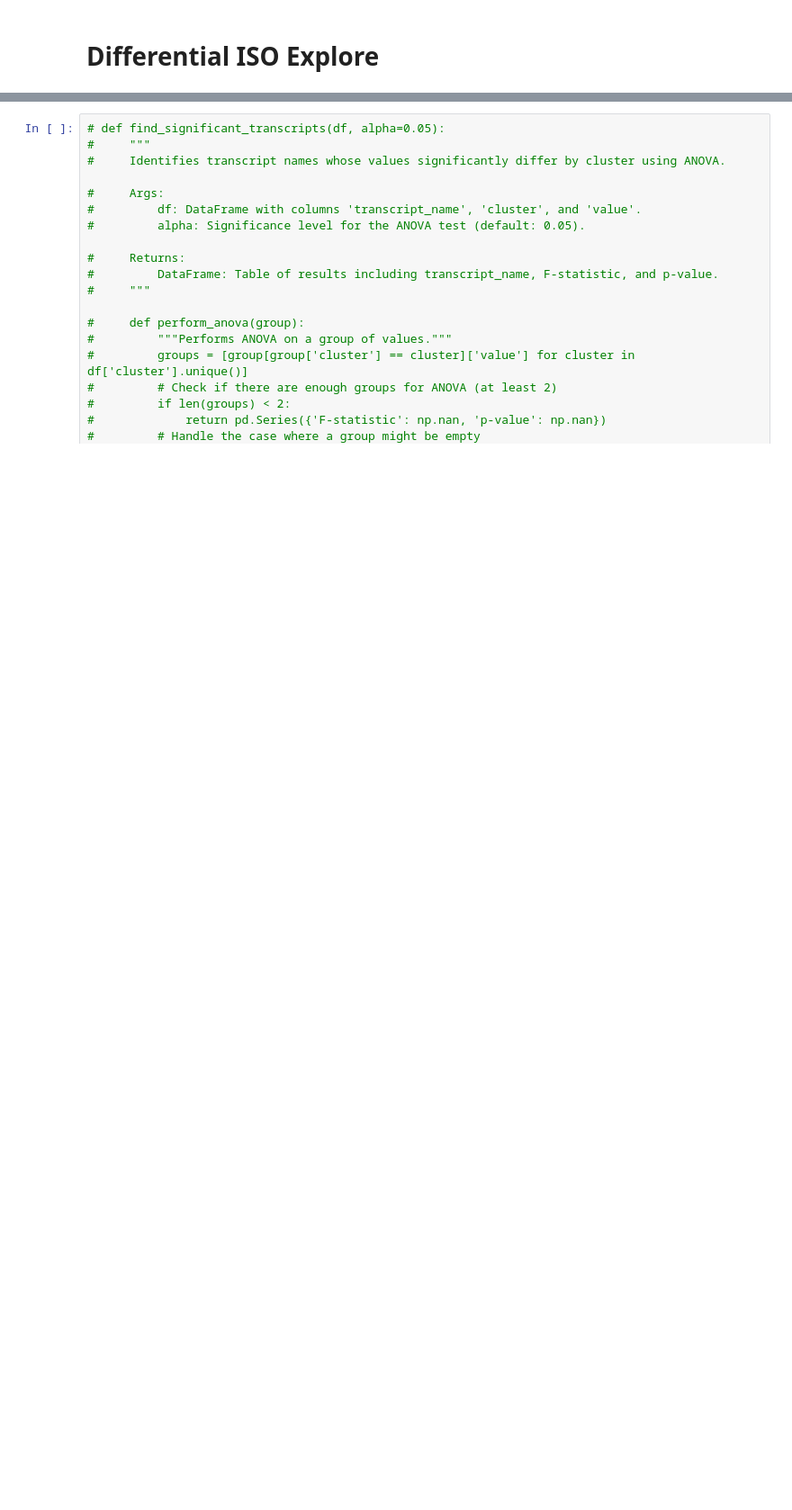
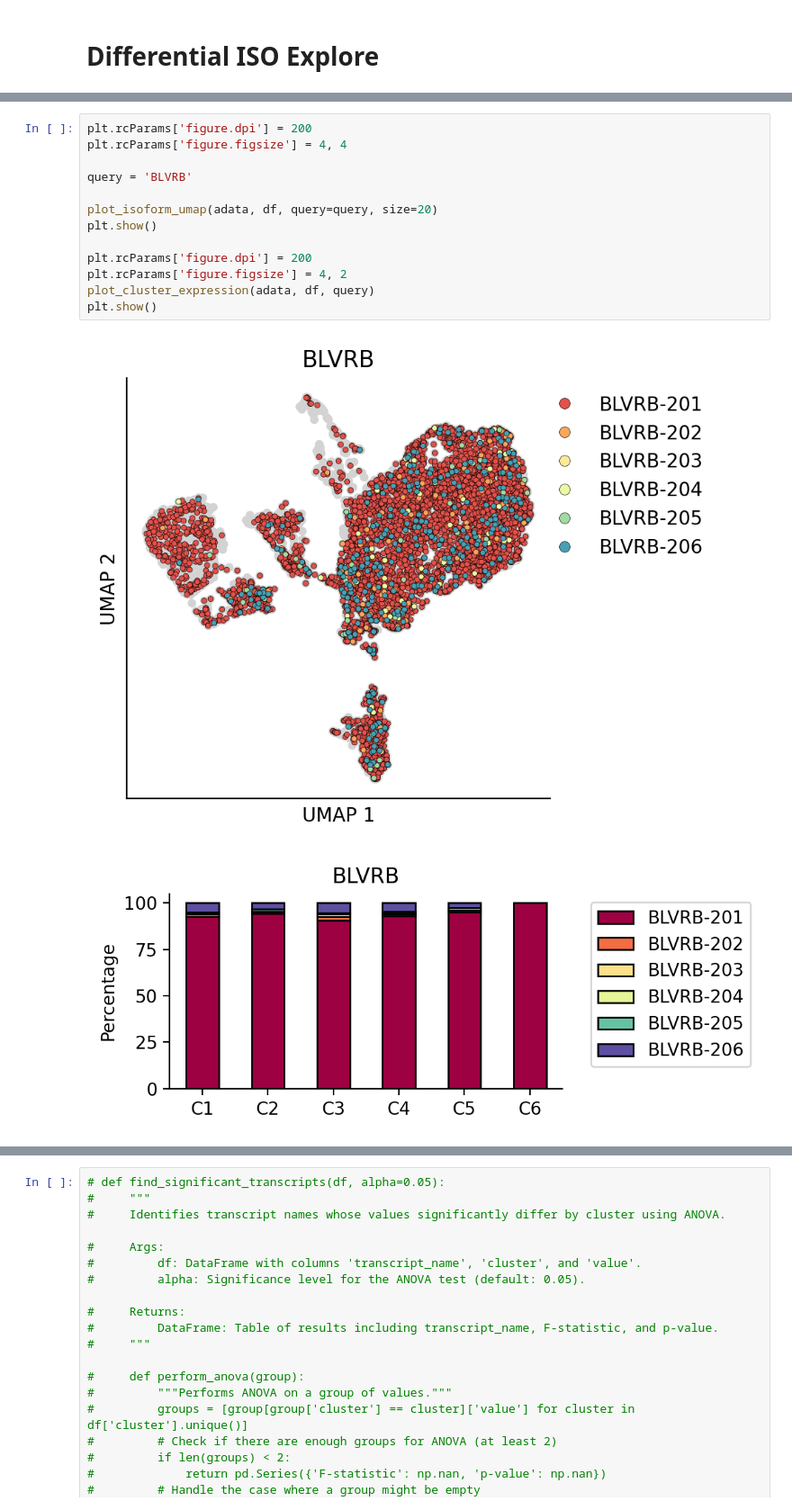
Before and after one commit to CooperStansbury/ONT-single-cell, a Jupyter notebook: notebooks/FIGURE_5_SINGLE_CELL.ipynb, the cells around one changed output, grey strips where cells are left out. Shown at 90% size. Drawn from its saved outputs; the diff is of its cells as text; blank space fills up the shorter version.

```diff
--- a/notebooks/FIGURE_5_SINGLE_CELL.ipynb
+++ b/notebooks/FIGURE_5_SINGLE_CELL.ipynb
@@ -285,0 +361,16 @@ plt.show()
+# %%
+plt.rcParams['figure.dpi'] = 200
+plt.rcParams['figure.figsize'] = 4, 4
+
+query = 'BLVRB'
+
+plot_isoform_umap(adata, df, query=query, size=20)
+plt.show()
+
+plt.rcParams['figure.dpi'] = 200
+plt.rcParams['figure.figsize'] = 4, 2
+plot_cluster_expression(adata, df, query)
+plt.show()
+# %% [output]
+[figure, added]
+[figure, added]
```
Also changed, not shown: parts of 20 cells of this notebook.
